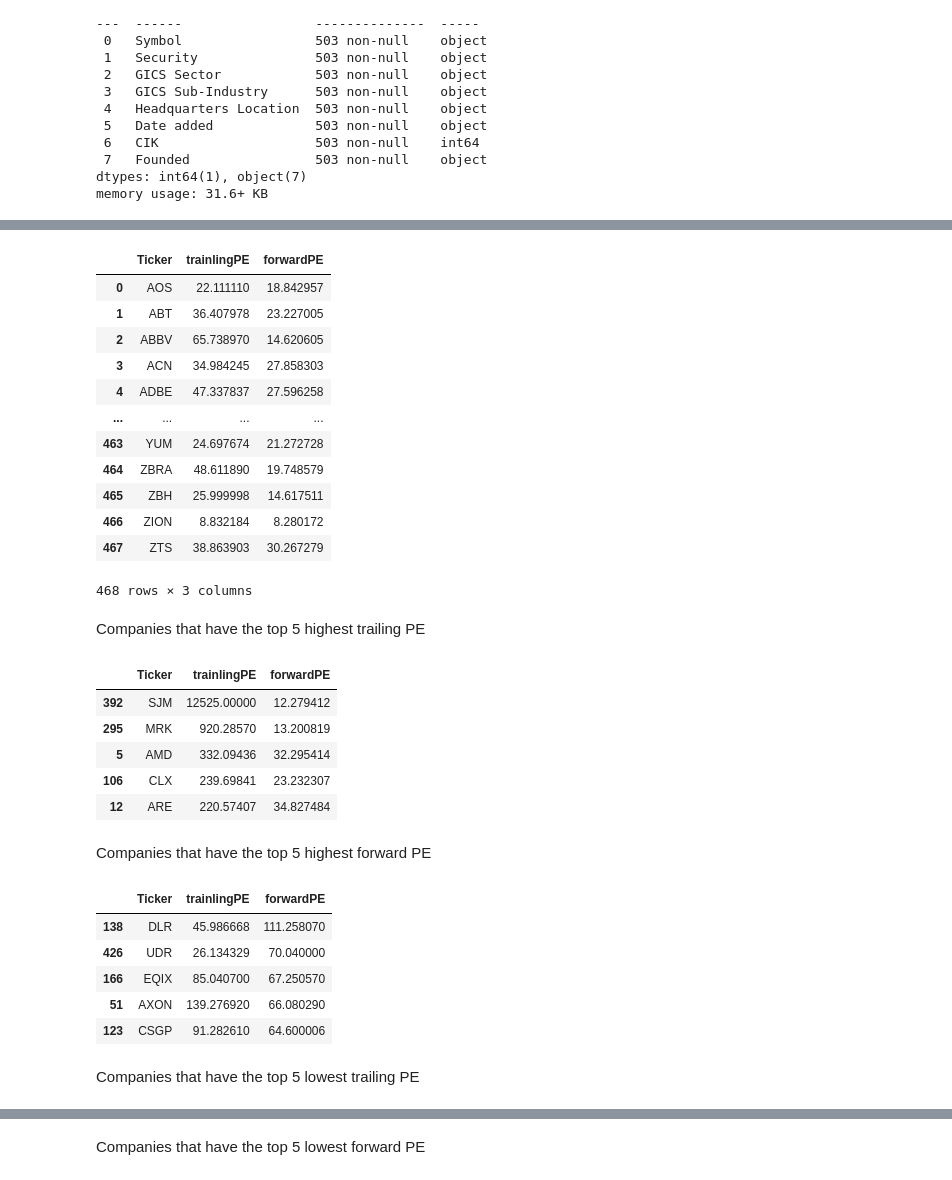
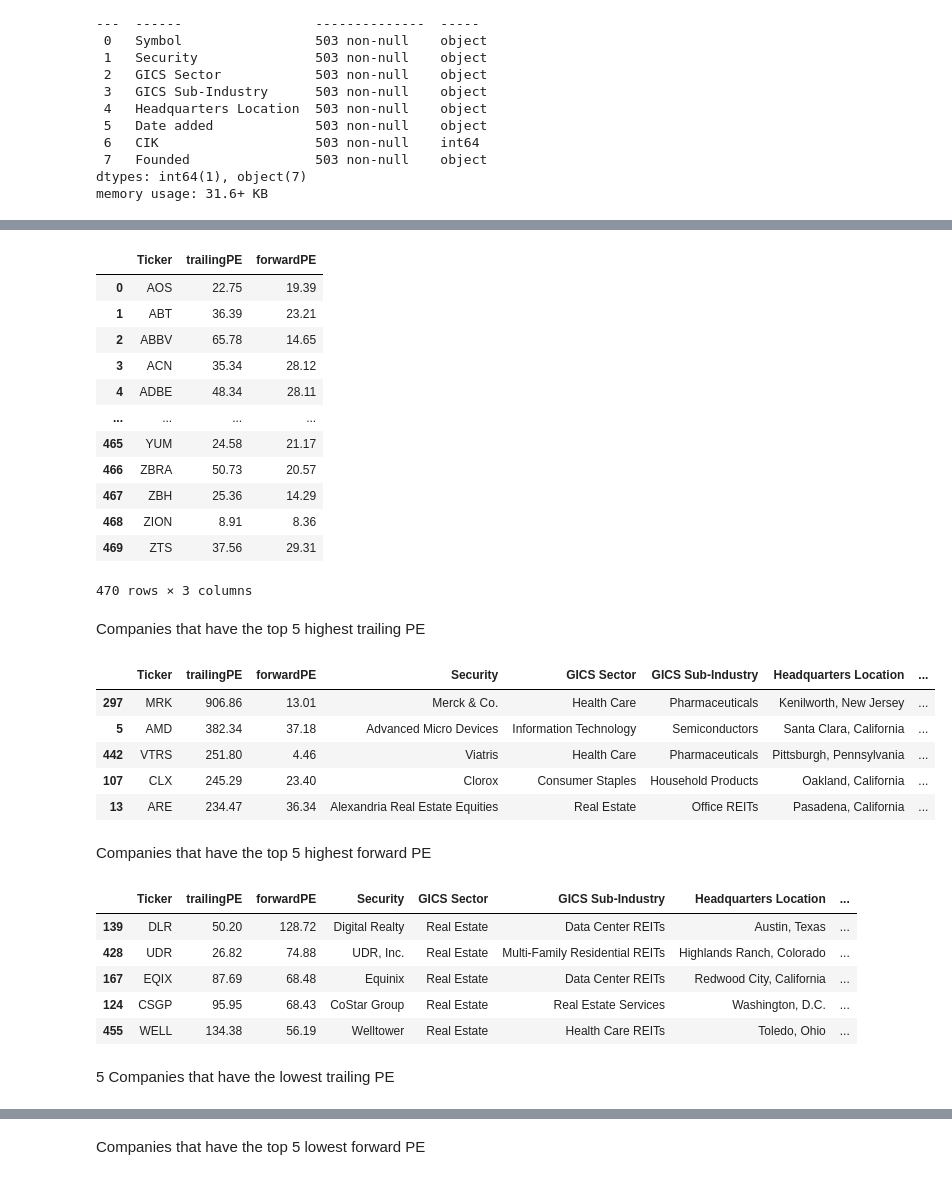
Before and after one commit to hellojohnkim/mmai823, a Jupyter notebook: Assignment 1.ipynb, the cells around one changed output, grey strips where cells are left out. Saved outputs shown, nothing was run; the diff lists cells and outputs as text; code cells hidden in the pictures.

```diff
--- a/Assignment 1.ipynb
+++ b/Assignment 1.ipynb
@@ -77,8 +77,8 @@ for ticker in sp500_tickers:
         SP500_PE.append(
             {
                 "Ticker":ticker,
-                "trainlingPE":ticker_yahoo.info['trailingPE'],
-                "forwardPE": ticker_yahoo.info['forwardPE']
+                "trailingPE":round(ticker_yahoo.info['trailingPE'],2),
+                "forwardPE": round(ticker_yahoo.info['forwardPE'],2),
             }
         )
     except:
@@ -88,44 +106,48 @@ SP500_PE=pd.DataFrame(SP500_PE)
 # %%
 SP500_PE
 # %% [output]
-|  | Ticker | trainlingPE | forwardPE |
-| 0 | AOS | 22.111110 | 18.842957 |
-| 1 | ABT | 36.407978 | 23.227005 |
-| 2 | ABBV | 65.738970 | 14.620605 |
-| 3 | ACN | 34.984245 | 27.858303 |
-| 4 | ADBE | 47.337837 | 27.596258 |
+|  | Ticker | trailingPE | forwardPE |
+| 0 | AOS | 22.75 | 19.39 |
+| 1 | ABT | 36.39 | 23.21 |
+| 2 | ABBV | 65.78 | 14.65 |
+| 3 | ACN | 35.34 | 28.12 |
+| 4 | ADBE | 48.34 | 28.11 |
 | ... | ... | ... | ... |
-| 463 | YUM | 24.697674 | 21.272728 |
-| 464 | ZBRA | 48.611890 | 19.748579 |
-| 465 | ZBH | 25.999998 | 14.617511 |
-| 466 | ZION | 8.832184 | 8.280172 |
-| 467 | ZTS | 38.863903 | 30.267279 |
+| 465 | YUM | 24.58 | 21.17 |
+| 466 | ZBRA | 50.73 | 20.57 |
+| 467 | ZBH | 25.36 | 14.29 |
+| 468 | ZION | 8.91 | 8.36 |
+| 469 | ZTS | 37.56 | 29.31 |
-468 rows × 3 columns
+470 rows × 3 columns
 # %% [markdown]
 Companies that have the top 5 highest trailing PE
 # %%
-# top 5 companies with highest training PE
-SP500_PE.sort_values('trainlingPE', ascending=False).head(5)
+# top 5 companies with highest trailing PE
+top5_trailingPE = SP500_PE.sort_values('trailingPE', ascending=False).head(5)
+top5_trailingPE
+top5_trailingPE.join(sp_df.set_index('Symbol'), on='Ticker')
 # %% [output]
-|  | Ticker | trainlingPE | forwardPE |
-| 392 | SJM | 12525.00000 | 12.279412 |
-| 295 | MRK | 920.28570 | 13.200819 |
-| 5 | AMD | 332.09436 | 32.295414 |
-| 106 | CLX | 239.69841 | 23.232307 |
-| 12 | ARE | 220.57407 | 34.827484 |
+|  | Ticker | trailingPE | forwardPE | Security | GICS Sector | GICS Sub-Industry | Headquarters Location | ... |
+| 297 | MRK | 906.86 | 13.01 | Merck & Co. | Health Care | Pharmaceuticals | Kenilworth, New Jersey | ... |
+| 5 | AMD | 382.34 | 37.18 | Advanced Micro Devices | Information Technology | Semiconductors | Santa Clara, California | ... |
+| 442 | VTRS | 251.80 | 4.46 | Viatris | Health Care | Pharmaceuticals | Pittsburgh, Pennsylvania | ... |
+| 107 | CLX | 245.29 | 23.40 | Clorox | Consumer Staples | Household Products | Oakland, California | ... |
+| 13 | ARE | 234.47 | 36.34 | Alexandria Real Estate Equities | Real Estate | Office REITs | Pasadena, California | ... |
 # %% [markdown]
 Companies that have the top 5 highest forward PE
 # %%
 # top 5 companies with highest forward PE
-SP500_PE.sort_values('forwardPE', ascending=False).head(5)
+top5_forwardPE = SP500_PE.sort_values('forwardPE', ascending=False).head(5)
+top5_forwardPE
+top5_forwardPE.join(sp_df.set_index('Symbol'), on='Ticker')
 # %% [output]
-|  | Ticker | trainlingPE | forwardPE |
-| 138 | DLR | 45.986668 | 111.258070 |
-| 426 | UDR | 26.134329 | 70.040000 |
-| 166 | EQIX | 85.040700 | 67.250570 |
-| 51 | AXON | 139.276920 | 66.080290 |
-| 123 | CSGP | 91.282610 | 64.600006 |
+|  | Ticker | trailingPE | forwardPE | Security | GICS Sector | GICS Sub-Industry | Headquarters Location | ... |
+| 139 | DLR | 50.20 | 128.72 | Digital Realty | Real Estate | Data Center REITs | Austin, Texas | ... |
+| 428 | UDR | 26.82 | 74.88 | UDR, Inc. | Real Estate | Multi-Family Residential REITs | Highlands Ranch, Colorado | ... |
+| 167 | EQIX | 87.69 | 68.48 | Equinix | Real Estate | Data Center REITs | Redwood City, California | ... |
+| 124 | CSGP | 95.95 | 68.43 | CoStar Group | Real Estate | Real Estate Services | Washington, D.C. | ... |
+| 455 | WELL | 134.38 | 56.19 | Welltower | Real Estate | Health Care REITs | Toledo, Ohio | ... |
 # %% [markdown]
-Companies that have the top 5 lowest trailing PE
+5 Companies that have the lowest trailing PE
 # %%
 # companies with lowest trailing PE
```
Also changed, not shown: parts of 13 cells of this notebook.
